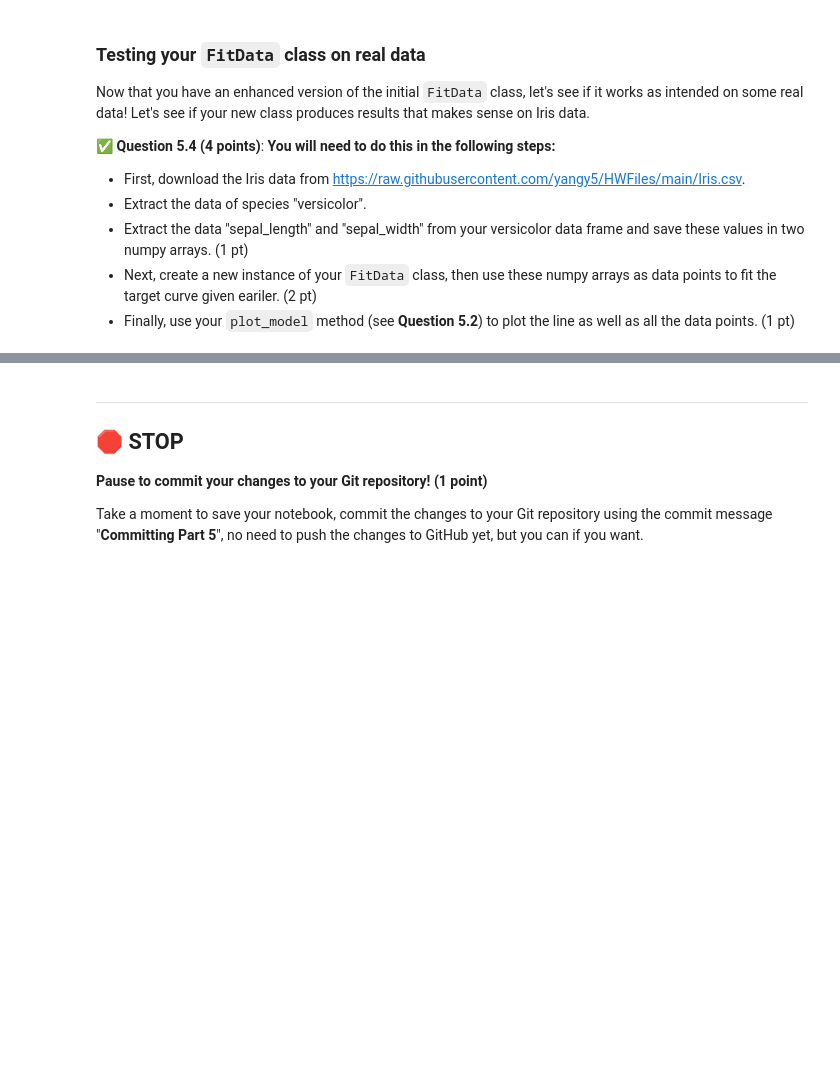
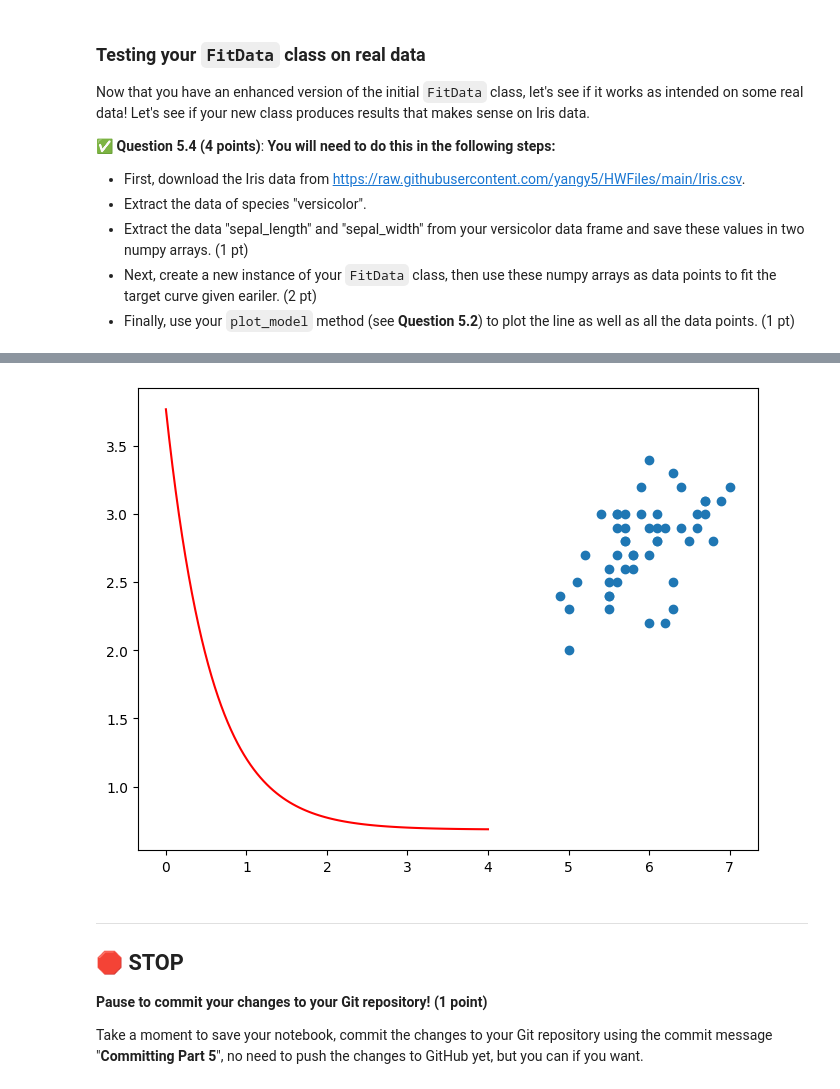
Before and after one commit to JakeRoll04/CMSE202-f25-turnin, a Jupyter notebook: hw-01/HW-01_GitPracticeDebuggingPythonPackagesAndClasses-SS25-STUDENT.ipynb, the cells around one changed output, grey strips where cells are left out. Saved outputs shown, nothing was run; the diff lists cells and outputs as text; code cells hidden in the pictures; blank space fills up the shorter version.

```diff
--- a/hw-01/HW-01_GitPracticeDebuggingPythonPackagesAndClasses-SS25-STUDENT.ipynb
+++ b/hw-01/HW-01_GitPracticeDebuggingPythonPackagesAndClasses-SS25-STUDENT.ipynb
@@ -638,2 +708,34 @@ print(model)
+# %%
+# Put your non-buggy code here
+import numpy as np
+import matplotlib.pyplot as plt
+from scipy.optimize import curve_fit
+
+
+
+class FitData:
+
+    def __init__(self, xdata, ydata): # self argument was needed in the __init__ function.
+        self.xdata = xdata
+        self.ydata = ydata
+
+    def summary_stats(self):
+        return {
+            "mean_x": np.mean(self.xdata),
+            "std_x": np.std(self.xdata),
+            "mean_y": np.mean(self.ydata),
+            "std_y": np.std(self.ydata)
+        }
+
+    def func(self, x, a, b, c): # Exponential function had to be defined in the class.
+        return a * np.exp(-b * x) + c
+
+    def CurveFit_model(self, func): # Needed to pass through function argument in curve fit function.
+        popt, pcov = curve_fit(self.func, self.xdata, self.ydata) # pcov was missing in original.
+        return {
+            "coefficient a": popt[0],
+            "coefficient b": popt[1],
+            "coefficient c": popt[2]
+        }
 # %% [markdown]
 &#9989; **Question 5.2 (4 points)**: Now, **create a new class method named `plot_model`.** It takes three input arguments: `magnitude`, `exponet`, and `intercept`. For the output, it generates two plots on the same figure: one is the scatter data points {(xdata, ydata)} and the other is the fitted curve.
@@ -674,4 +870,8 @@ Now that you have an enhanced version of the initial `FitData` class, let's see
 # %%
 # use Pandas to load data
+iris = pd.read_csv("Iris.csv")
 # %%
 # Fit and plot the Iris sepal_length and sepal_width data
+versicolor = iris[iris["species"] == "versicolor"]
+sepal_length = versicolor["sepal_length"].to_numpy()
+sepal_width = versicolor["sepal_width"].to_numpy()
@@ -678,3 +922,9 @@ Now that you have an enhanced version of the initial `FitData` class, let's see
+# %%
+CurvF_test_iris = FitData_iris(sepal_length, sepal_width)
+CurvF_test_iris.CurveFit_model1(func)
+CurvF_test_iris.plot_model()
+# %% [output]
+[figure, added]
 # %% [markdown]
 ---
 ## &#128721; STOP
```
Also changed, not shown: parts of 16 cells of this notebook.
